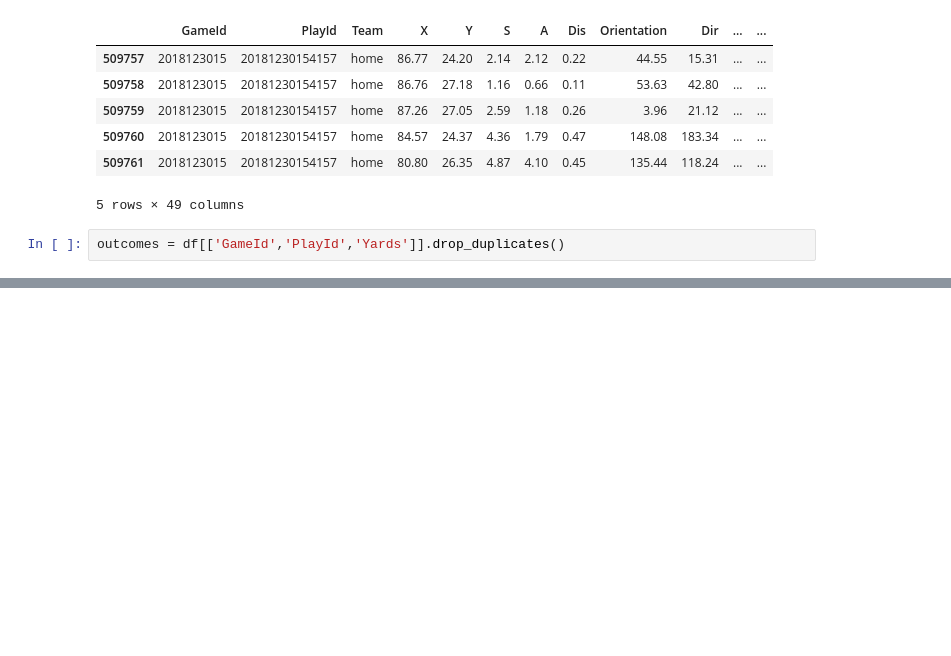
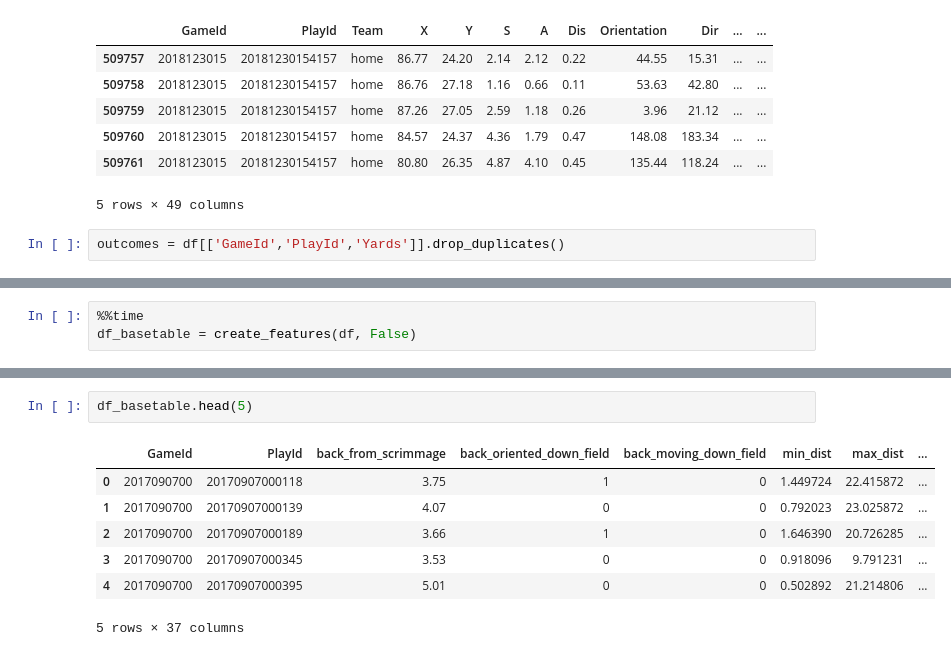
Before and after one commit to HQuality/Kagglez, a Jupyter notebook: nfl-2020/NFL2020.ipynb, the cells around one changed output, grey strips where cells are left out. Cells and saved outputs as stored; diff of their text form; blank space fills up the shorter version.

```diff
--- a/nfl-2020/NFL2020.ipynb
+++ b/nfl-2020/NFL2020.ipynb
@@ -114,0 +328,3 @@ git_
+# %%
+%%time
+df_basetable = create_features(df, False)
@@ -114,0 +334,10 @@ git_
+# %%
+df_basetable.head(5)
+# %% [output]
+|  | GameId | PlayId | back_from_scrimmage | back_oriented_down_field | back_moving_down_field | min_dist | max_dist | ... |
+| 0 | 2017090700 | 20170907000118 | 3.75 | 1 | 0 | 1.449724 | 22.415872 | ... |
+| 1 | 2017090700 | 20170907000139 | 4.07 | 0 | 0 | 0.792023 | 23.025872 | ... |
+| 2 | 2017090700 | 20170907000189 | 3.66 | 1 | 0 | 1.646390 | 20.726285 | ... |
+| 3 | 2017090700 | 20170907000345 | 3.53 | 0 | 0 | 0.918096 | 9.791231 | ... |
+| 4 | 2017090700 | 20170907000395 | 5.01 | 0 | 0 | 0.502892 | 21.214806 | ... |
+5 rows × 37 columns
```
Also changed, not shown: parts of 7 cells of this notebook.
